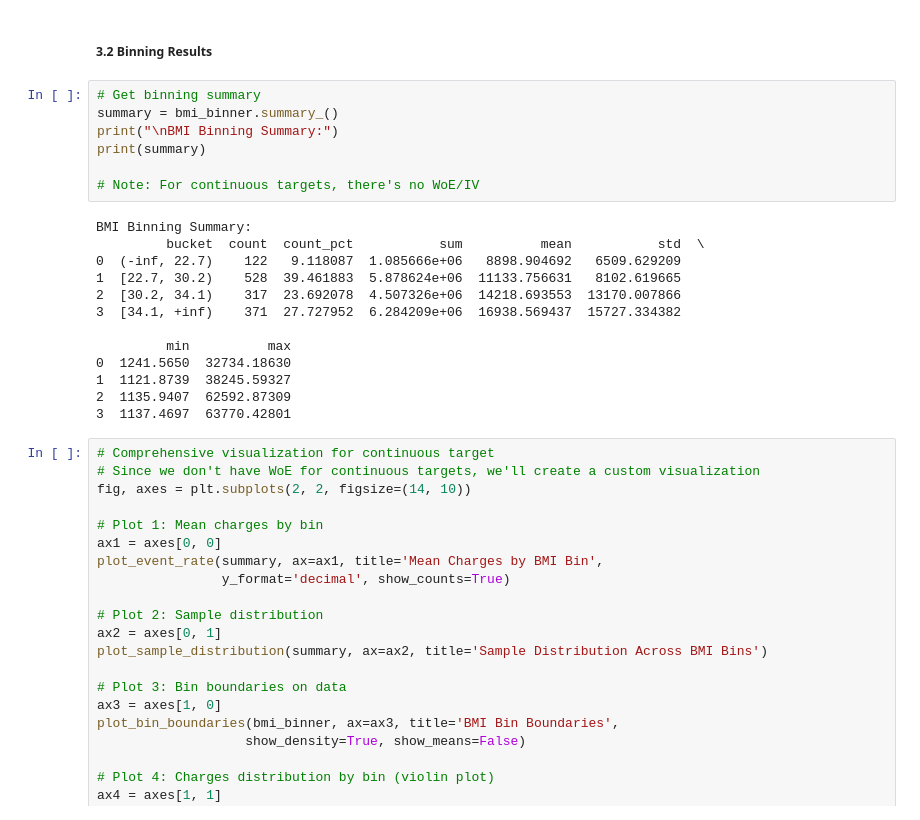
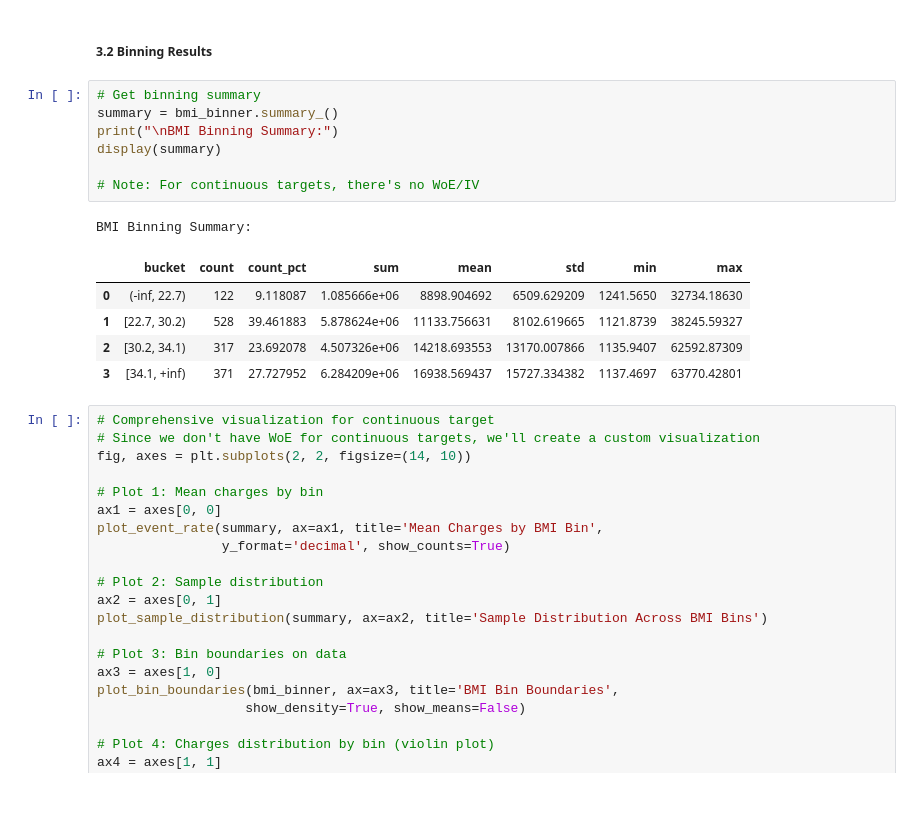
Before and after one commit to ChenTaHung/Monotonic-Optimal-Binning, a Jupyter notebook: examples/Insurance Data - Continuous Target.ipynb, the cells around one changed output. Drawn from its saved outputs; the diff is of its cells as text.

```diff
--- a/examples/Insurance Data - Continuous Target.ipynb
+++ b/examples/Insurance Data - Continuous Target.ipynb
@@ -197,23 +189,17 @@ Annotations display actual BMI values where bins are formed
 # %%
 # Get binning summary
 summary = bmi_binner.summary_()
 print("\nBMI Binning Summary:")
-print(summary)
+display(summary)
 
 # Note: For continuous targets, there's no WoE/IV
 # %% [output]
 BMI Binning Summary:
-         bucket  count  count_pct           sum          mean           std  \
-0  (-inf, 22.7)    122   9.118087  1.085666e+06   8898.904692   6509.629209
-1  [22.7, 30.2)    528  39.461883  5.878624e+06  11133.756631   8102.619665
-2  [30.2, 34.1)    317  23.692078  4.507326e+06  14218.693553  13170.007866
-3  [34.1, +inf)    371  27.727952  6.284209e+06  16938.569437  15727.334382
-
-         min          max
-0  1241.5650  32734.18630
-1  1121.8739  38245.59327
-2  1135.9407  62592.87309
-3  1137.4697  63770.42801
+|  | bucket | count | count_pct | sum | mean | std | min | max |
+| 0 | (-inf, 22.7) | 122 | 9.118087 | 1.085666e+06 | 8898.904692 | 6509.629209 | 1241.5650 | 32734.18630 |
+| 1 | [22.7, 30.2) | 528 | 39.461883 | 5.878624e+06 | 11133.756631 | 8102.619665 | 1121.8739 | 38245.59327 |
+| 2 | [30.2, 34.1) | 317 | 23.692078 | 4.507326e+06 | 14218.693553 | 13170.007866 | 1135.9407 | 62592.87309 |
+| 3 | [34.1, +inf) | 371 | 27.727952 | 6.284209e+06 | 16938.569437 | 15727.334382 | 1137.4697 | 63770.42801 |
 # %%
 # Comprehensive visualization for continuous target
 # Since we don't have WoE for continuous targets, we'll create a custom visualization
```
Also changed, not shown: parts of 11 cells of this notebook, 15 other files.
